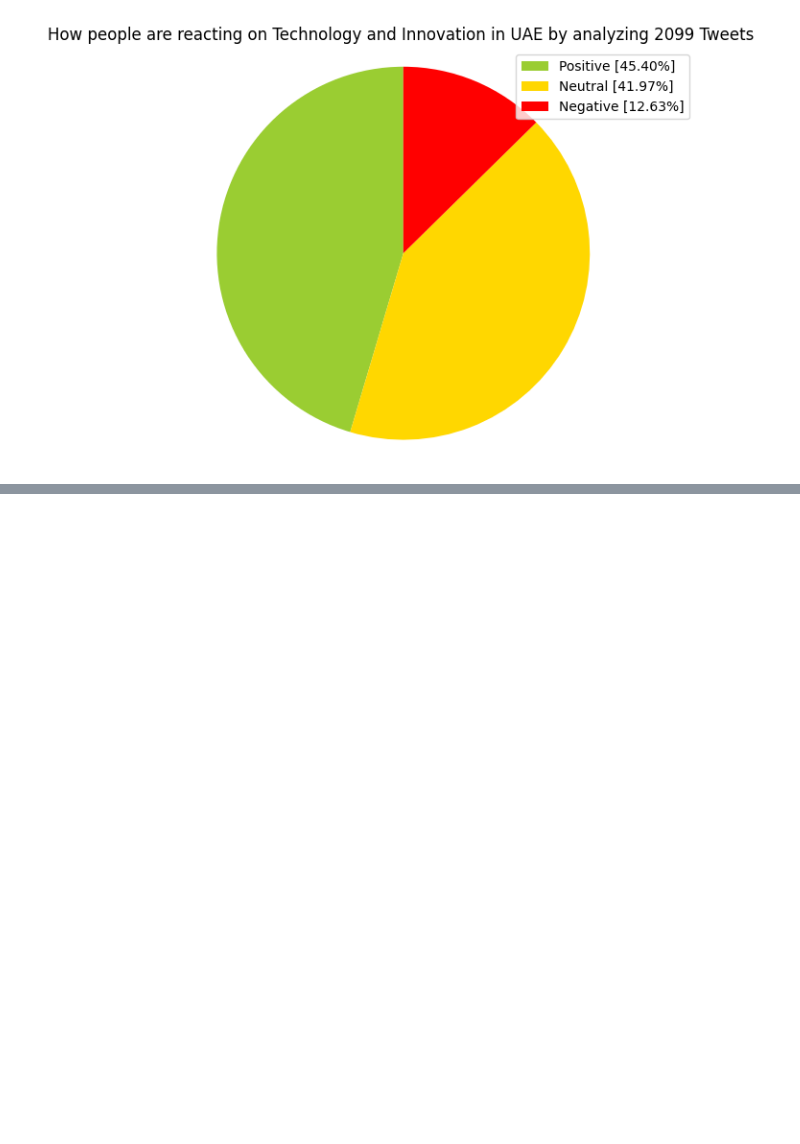
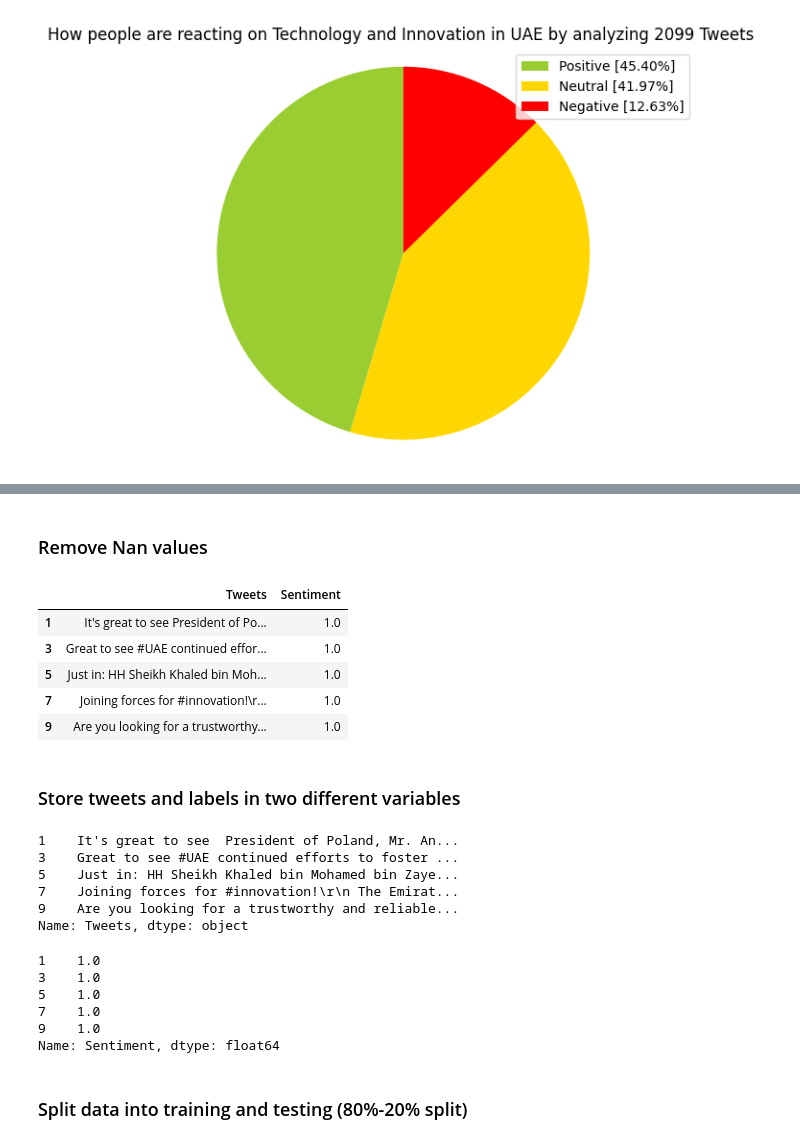
Before and after one commit to msadiq10/Twitter-Sentiment-Analysis, a Jupyter notebook: twitterSentimentAnalysis.ipynb, the cells around one changed output, grey strips where cells are left out. Cells and saved outputs as stored; diff of their text form; code cells hidden in the pictures; blank space fills up the shorter version.

```diff
--- a/twitterSentimentAnalysis.ipynb
+++ b/twitterSentimentAnalysis.ipynb
@@ -376,0 +408,37 @@ plt.show()
+# %% [markdown]
+### Remove Nan values
+# %%
+df = df.dropna()
+
+df.head()
+# %% [output]
+|  | Tweets | Sentiment |
+| 1 | It's great to see President of Po... | 1.0 |
+| 3 | Great to see #UAE continued effor... | 1.0 |
+| 5 | Just in: HH Sheikh Khaled bin Moh... | 1.0 |
+| 7 | Joining forces for #innovation!\r... | 1.0 |
+| 9 | Are you looking for a trustworthy... | 1.0 |
+# %% [markdown]
+### Store tweets and labels in two different variables
+# %%
+X = df['Tweets']
+X.head()
+# %% [output]
+1    It's great to see  President of Poland, Mr. An...
+3    Great to see #UAE continued efforts to foster ...
+5    Just in: HH Sheikh Khaled bin Mohamed bin Zaye...
+7    Joining forces for #innovation!\r\n The Emirat...
+9    Are you looking for a trustworthy and reliable...
+Name: Tweets, dtype: object
+# %%
+y = df['Sentiment']
+y.head()
+# %% [output]
+1    1.0
+3    1.0
+5    1.0
+7    1.0
+9    1.0
+Name: Sentiment, dtype: float64
+# %% [markdown]
+### Split data into training and testing (80%-20% split)
```
Also changed, not shown: parts of 66 cells of this notebook.
